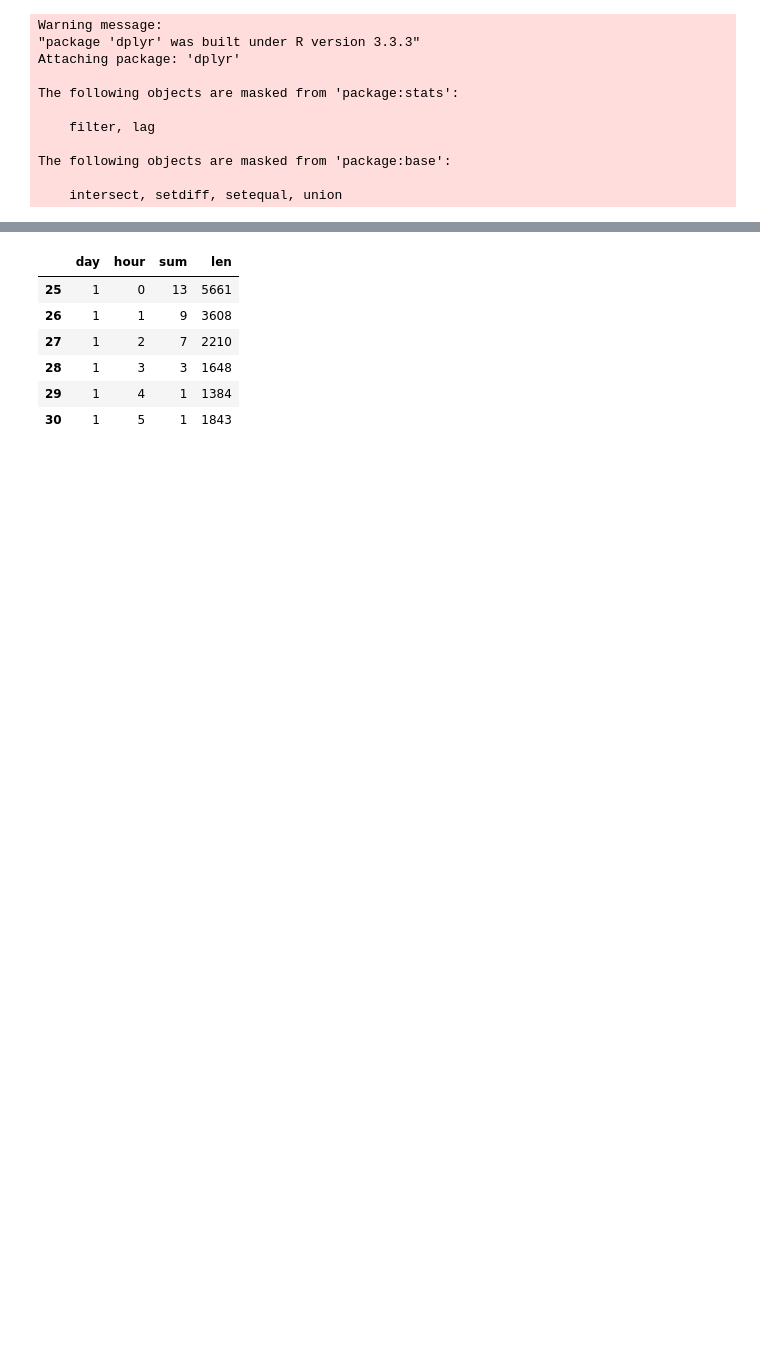
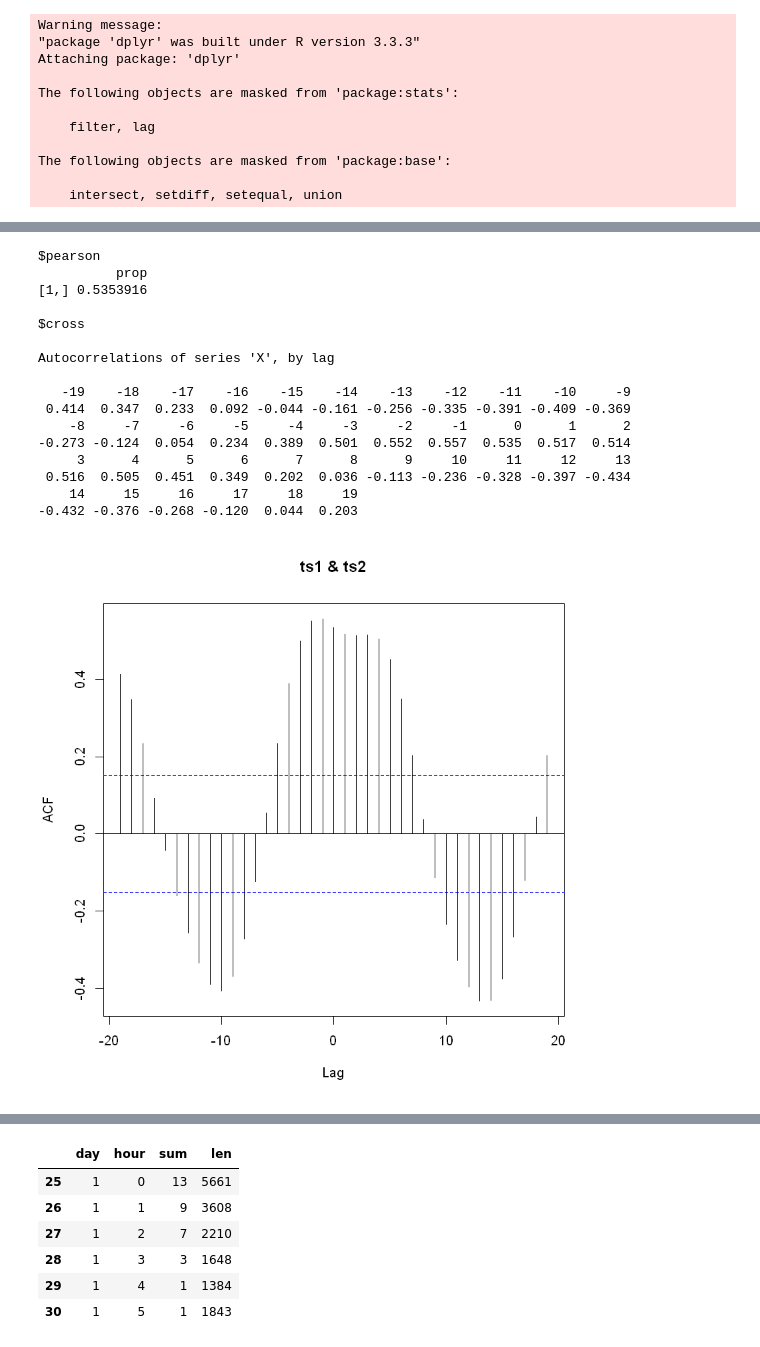
Before and after one commit to tj2huang/nyu-research, a Jupyter notebook: notebooks/ts_comparison.ipynb, the cells around one changed output, grey strips where cells are left out. Drawn from its saved outputs; the diff is of its cells as text; code cells hidden in the pictures; blank space fills up the shorter version.

Commit message:
added correlations

```diff
--- a/notebooks/ts_comparison.ipynb
+++ b/notebooks/ts_comparison.ipynb
@@ -33,3 +35,7 @@ proportion <- alc %>% group_by(Unnamed..0, Unnamed..1) %>% summarize(prop=sum(ca
 alc_foursquare <- read.csv('data/alc-foursquare.csv')
 # %%
 counts <- read.csv('data/counts.csv')
+# %%
+correlations <- function(ts1, ts2){
+    list(pearson=cor(ts1, ts2, method='pearson'), cross=ccf(ts1, ts2))
+}
@@ -44,0 +56,20 @@ legend("topright", legend=c('Foursquare', 'Twitter', 'Instacart'), col=c('black'
+# %%
+correlations(fs_alc, tw_alc)
+# %% [output]
+$pearson
+          prop
+[1,] 0.5353916
+
+$cross
+
+Autocorrelations of series 'X', by lag
+
+   -19    -18    -17    -16    -15    -14    -13    -12    -11    -10     -9
+ 0.414  0.347  0.233  0.092 -0.044 -0.161 -0.256 -0.335 -0.391 -0.409 -0.369
+    -8     -7     -6     -5     -4     -3     -2     -1      0      1      2
+-0.273 -0.124  0.054  0.234  0.389  0.501  0.552  0.557  0.535  0.517  0.514
+     3      4      5      6      7      8      9     10     11     12     13
+ 0.516  0.505  0.451  0.349  0.202  0.036 -0.113 -0.236 -0.328 -0.397 -0.434
+    14     15     16     17     18     19
+-0.432 -0.376 -0.268 -0.120  0.044  0.203
+[figure, added]
```
Also changed, not shown: parts of 12 cells of this notebook.
